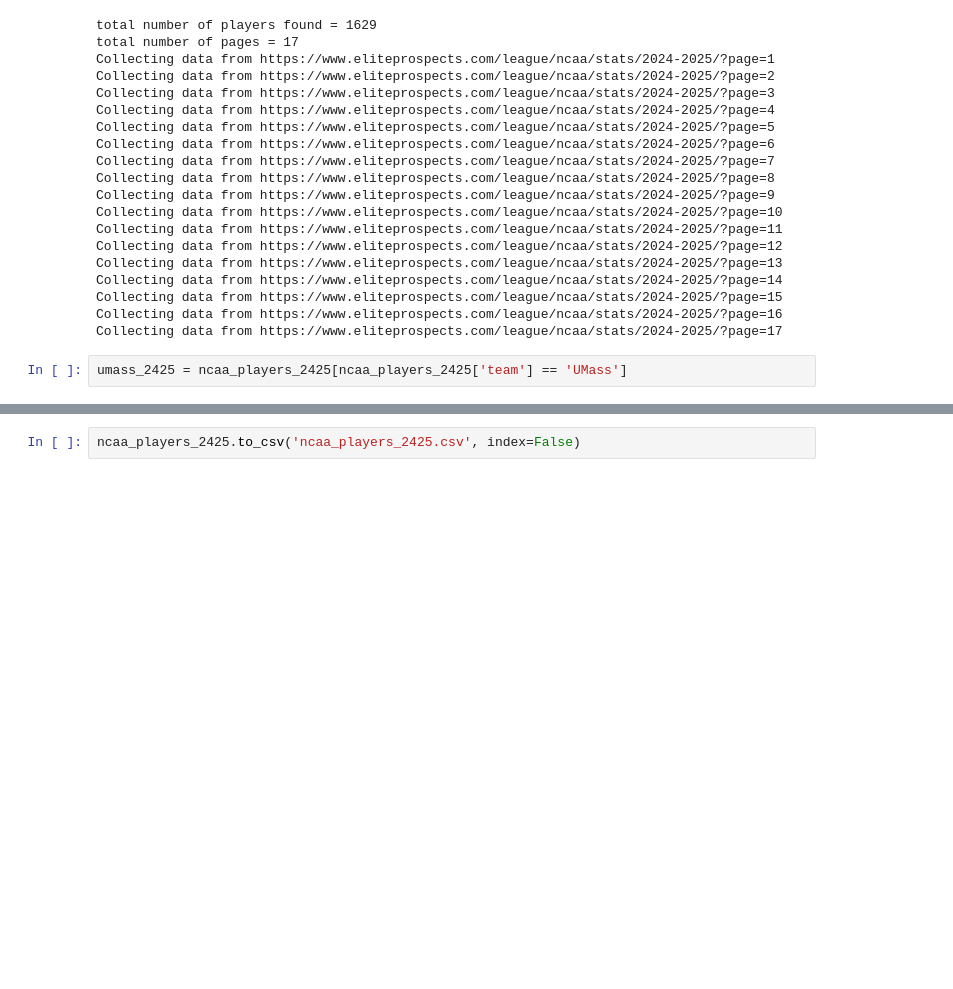
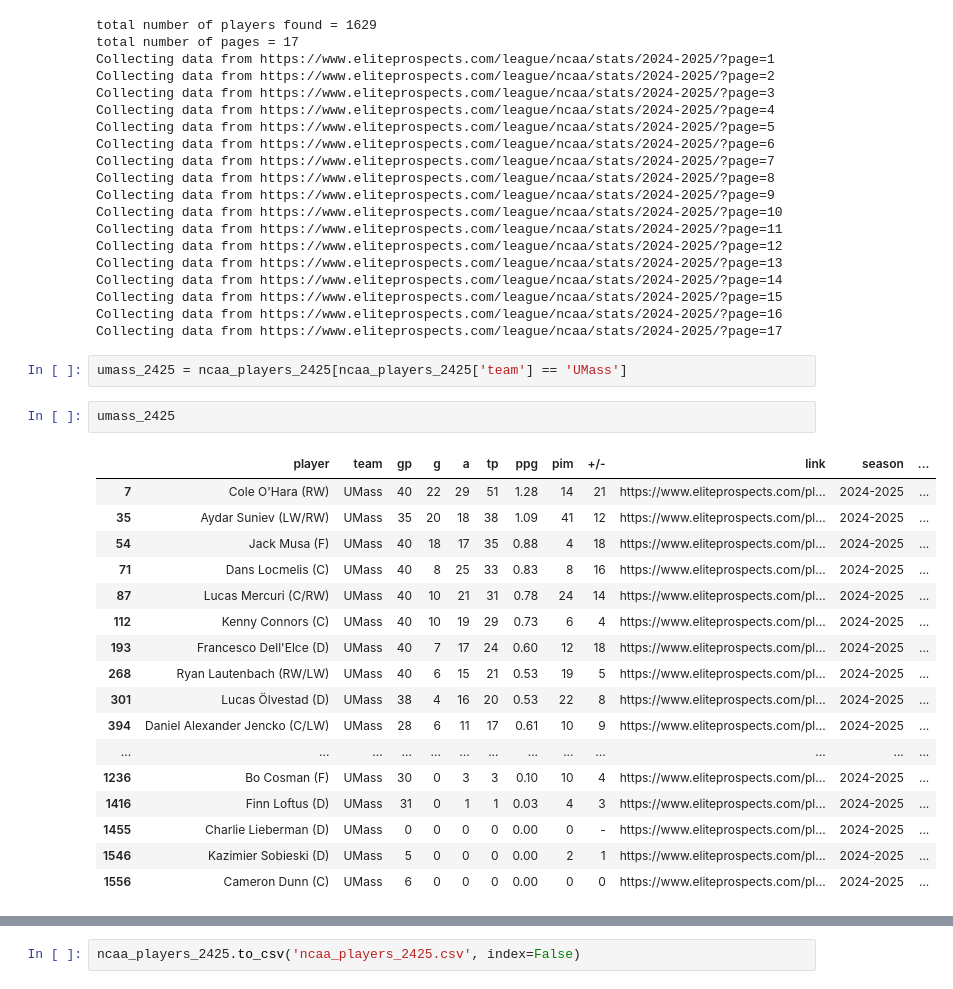
Before and after one commit to shigenogoro/NHL-Prospect-Predictor, a Jupyter notebook: eliteprospects_scraper/eliteprospects_scraper_test.ipynb, the cells around one changed output, grey strips where cells are left out. Saved outputs shown, nothing was run; the diff lists cells and outputs as text; blank space fills up the shorter version.

```diff
--- a/eliteprospects_scraper/eliteprospects_scraper_test.ipynb
+++ b/eliteprospects_scraper/eliteprospects_scraper_test.ipynb
@@ -29,3 +33,23 @@ Collecting data from https://www.eliteprospects.com/league/ncaa/stats/2024-2025/
 Collecting data from https://www.eliteprospects.com/league/ncaa/stats/2024-2025/?page=17
 # %%
 umass_2425 = ncaa_players_2425[ncaa_players_2425['team'] == 'UMass']
+# %%
+umass_2425
+# %% [output]
+|  | player | team | gp | g | a | tp | ppg | pim | +/- | link | season | ... |
+| 7 | Cole O'Hara (RW) | UMass | 40 | 22 | 29 | 51 | 1.28 | 14 | 21 | https://www.eliteprospects.com/pl... | 2024-2025 | ... |
+| 35 | Aydar Suniev (LW/RW) | UMass | 35 | 20 | 18 | 38 | 1.09 | 41 | 12 | https://www.eliteprospects.com/pl... | 2024-2025 | ... |
+| 54 | Jack Musa (F) | UMass | 40 | 18 | 17 | 35 | 0.88 | 4 | 18 | https://www.eliteprospects.com/pl... | 2024-2025 | ... |
+| 71 | Dans Locmelis (C) | UMass | 40 | 8 | 25 | 33 | 0.83 | 8 | 16 | https://www.eliteprospects.com/pl... | 2024-2025 | ... |
+| 87 | Lucas Mercuri (C/RW) | UMass | 40 | 10 | 21 | 31 | 0.78 | 24 | 14 | https://www.eliteprospects.com/pl... | 2024-2025 | ... |
+| 112 | Kenny Connors (C) | UMass | 40 | 10 | 19 | 29 | 0.73 | 6 | 4 | https://www.eliteprospects.com/pl... | 2024-2025 | ... |
+| 193 | Francesco Dell'Elce (D) | UMass | 40 | 7 | 17 | 24 | 0.60 | 12 | 18 | https://www.eliteprospects.com/pl... | 2024-2025 | ... |
+| 268 | Ryan Lautenbach (RW/LW) | UMass | 40 | 6 | 15 | 21 | 0.53 | 19 | 5 | https://www.eliteprospects.com/pl... | 2024-2025 | ... |
+| 301 | Lucas Ölvestad (D) | UMass | 38 | 4 | 16 | 20 | 0.53 | 22 | 8 | https://www.eliteprospects.com/pl... | 2024-2025 | ... |
+| 394 | Daniel Alexander Jencko (C/LW) | UMass | 28 | 6 | 11 | 17 | 0.61 | 10 | 9 | https://www.eliteprospects.com/pl... | 2024-2025 | ... |
+| ... | ... | ... | ... | ... | ... | ... | ... | ... | ... | ... | ... | ... |
+| 1236 | Bo Cosman (F) | UMass | 30 | 0 | 3 | 3 | 0.10 | 10 | 4 | https://www.eliteprospects.com/pl... | 2024-2025 | ... |
+| 1416 | Finn Loftus (D) | UMass | 31 | 0 | 1 | 1 | 0.03 | 4 | 3 | https://www.eliteprospects.com/pl... | 2024-2025 | ... |
+| 1455 | Charlie Lieberman (D) | UMass | 0 | 0 | 0 | 0 | 0.00 | 0 | - | https://www.eliteprospects.com/pl... | 2024-2025 | ... |
+| 1546 | Kazimier Sobieski (D) | UMass | 5 | 0 | 0 | 0 | 0.00 | 2 | 1 | https://www.eliteprospects.com/pl... | 2024-2025 | ... |
+| 1556 | Cameron Dunn (C) | UMass | 6 | 0 | 0 | 0 | 0.00 | 0 | 0 | https://www.eliteprospects.com/pl... | 2024-2025 | ... |
```
Also changed, not shown: parts of 7 cells of this notebook, 1 other file.
